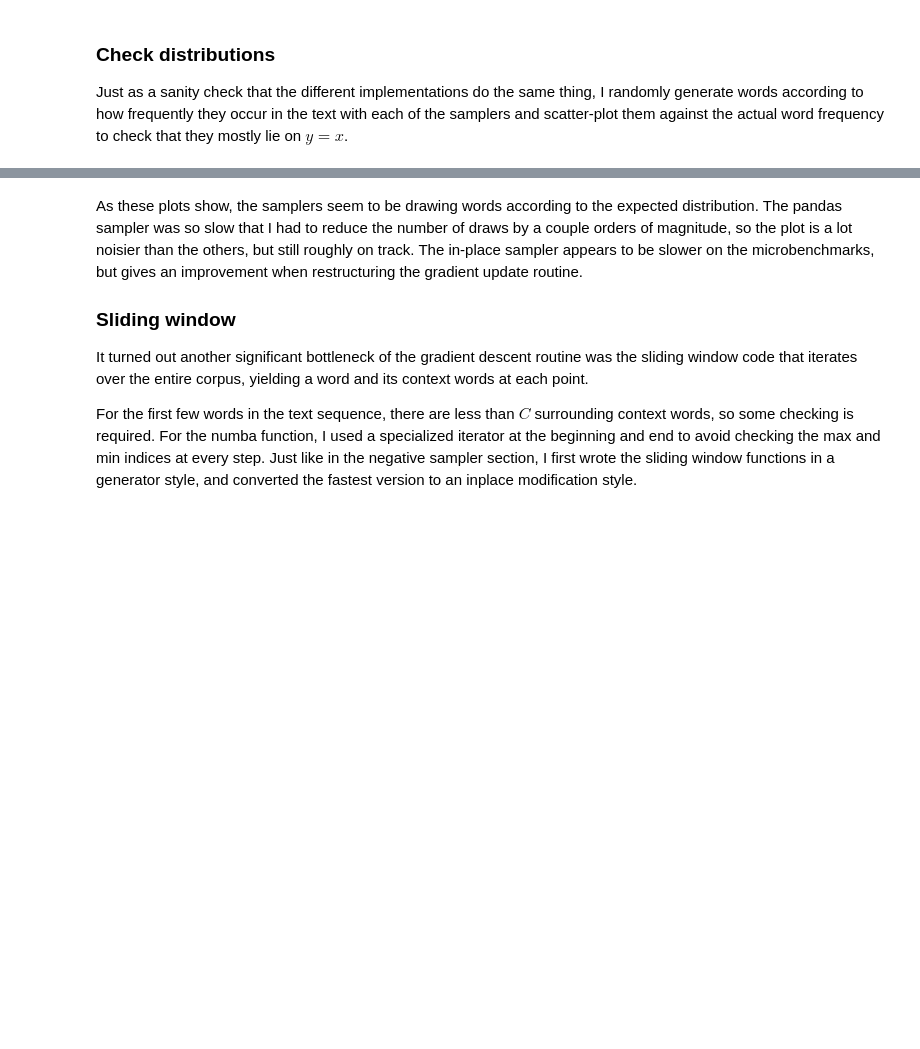
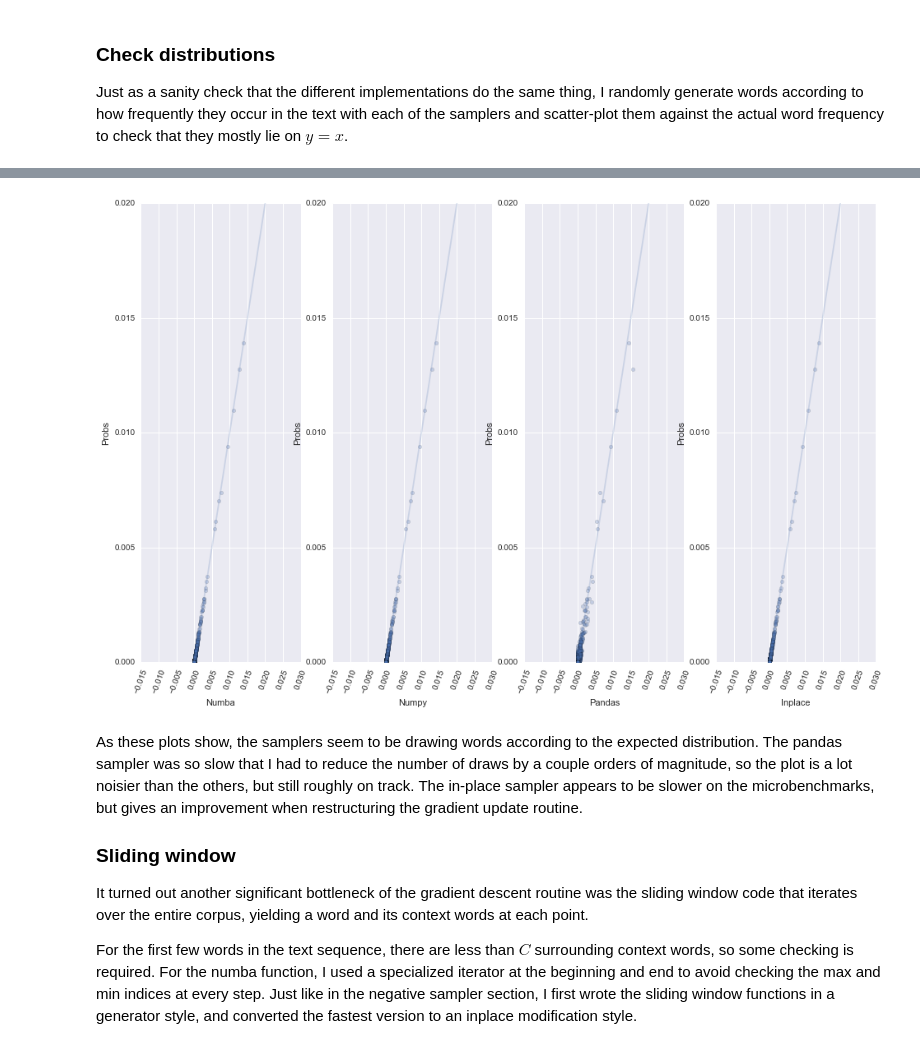
Before and after one commit to wcbeard/word2vec, a Jupyter notebook: wordvecs.ipynb, the cells around one changed output, grey strips where cells are left out. Saved outputs shown, nothing was run; the diff lists cells and outputs as text; code cells hidden in the pictures; blank space fills up the shorter version.

```diff
--- a/wordvecs.ipynb
+++ b/wordvecs.ipynb
@@ -337,7 +363,8 @@ smtok = le.fit_transform(some_text)
 class NegSampler:
     """Container for the sampler generator functions.
     This keeps track of the number of samples $K$ and the padding."""
-    def __init__(self, sampler, toks, K=None, ret_type=None, pad=None, nxt=True, **kw):
+    def __init__(self, sampler, toks, K=None, ret_type=None, pad=None,
+                 nxt=True, **kw):
         if pad is not None:
             kw['pad'] = pad
         if ret_type is not None:
@@ -367,10 +394,12 @@ gen_pd =       NegSampler(neg_sampler_pd, smtok, 8)
 gen_npl =      NegSampler(neg_sampler_np, smtok, 8, ret_type=list)
 gen_npa =      NegSampler(neg_sampler_np, smtok, 8, ret_type=np.ndarray)
 gen_jitl =     NegSampler(neg_sampler_jit, smtok, 8, ret_type=list)
-gen_jitl_pad = NegSampler(neg_sampler_jit_pad, smtok, 8, ret_type=list, pad=2)
+gen_jitl_pad = NegSampler(neg_sampler_jit_pad, smtok, 8, ret_type=list,
+                          pad=2)
 gen_jita =     NegSampler(neg_sampler_jit, smtok, 8, ret_type=np.ndarray)
-gen_jita_pad = NegSampler(neg_sampler_jit_pad, smtok, 8, ret_type=np.ndarray, pad=2)
+gen_jita_pad = NegSampler(neg_sampler_jit_pad, smtok, 8,
+                          ret_type=np.ndarray, pad=2)
+gen_jita_padi = NegSampler(neg_sampler_inplace_gen, smtok, 8,
+                           ret_type=np.ndarray, pad=2)
-# %%
-gen_jita_padi = NegSampler(neg_sampler_inplace_gen, smtok, 8, ret_type=np.ndarray, pad=2)
 # %%
 run_n = lambda gen, n=10000: ilen(it.islice(gen, n))
@@ -385,30 +423,36 @@ run_n = lambda gen, n=10000: ilen(it.islice(gen, n))
 # %%
 n = 100000
-csp = Series(Counter(x for xs in it.islice(gen_pd, n // 100) for x in xs))
+csp = Series(Counter(x for xs in it.islice(gen_pd, n // 100)
+                     for x in xs))
 csnp = Series(Counter(x for xs in it.islice(gen_npl, n) for x in xs))
-csj = Series(Counter(x for xs in it.islice(gen_jita_pad, n) for x in xs[2:]))
-cs_ip = Series(Counter(x for xs in it.islice(gen_jita_padi, n) for x in xs))
-# cs_ip = Series(Counter(x for _ in xrange(n) for x in inplace(a_) or a_[2:]))
+csj = Series(Counter(x for xs in it.islice(gen_jita_pad, n)
+                     for x in xs[2:]))
+cs_ip = Series(Counter(x for xs in it.islice(gen_jita_padi, n)
+                       for x in xs))
 
 ug = unigram(smtok, pow=.75)
-cts = DataFrame({'Numba': csj, 'Numpy': csnp, 'Pandas': csp, 'Inplace': cs_ip}).fillna(0)
+cts = DataFrame({'Numba': csj, 'Numpy': csnp, 'Pandas': csp,
+                 'Inplace': cs_ip}).fillna(0)
 probs = cts / cts.sum()
 probs['Probs'] = ug.Prob / ug.Prob.sum()
 # %%
 def plot_dist(xcol=None, subplt=None):
     plt.subplot(subplt)
-    probs.plot(x=xcol, y='Probs', ax=plt.gca(), kind='scatter', alpha=.25)
+    probs.plot(x=xcol, y='Probs', ax=plt.gca(), kind='scatter',
+               alpha=.25)
     _, xi = plt.xlim(None)
     _, yi = plt.ylim(0, None)
     end = min(xi, yi)
     plt.plot([0, end], [0, end], alpha=.2)
     plt.xticks(rotation=70)
 
 plt.figure(figsize=(16, 10))
 plot_dist(xcol='Numba', subplt=141)
 plot_dist(xcol='Numpy', subplt=142)
 plot_dist(xcol='Pandas', subplt=143)
 plot_dist(xcol='Inplace', subplt=144)
+# %% [output]
+[figure, added]
 # %%
 del smtok, le
 # %% [markdown]
```
Also changed, not shown: parts of 23 cells of this notebook, 1 other file.
